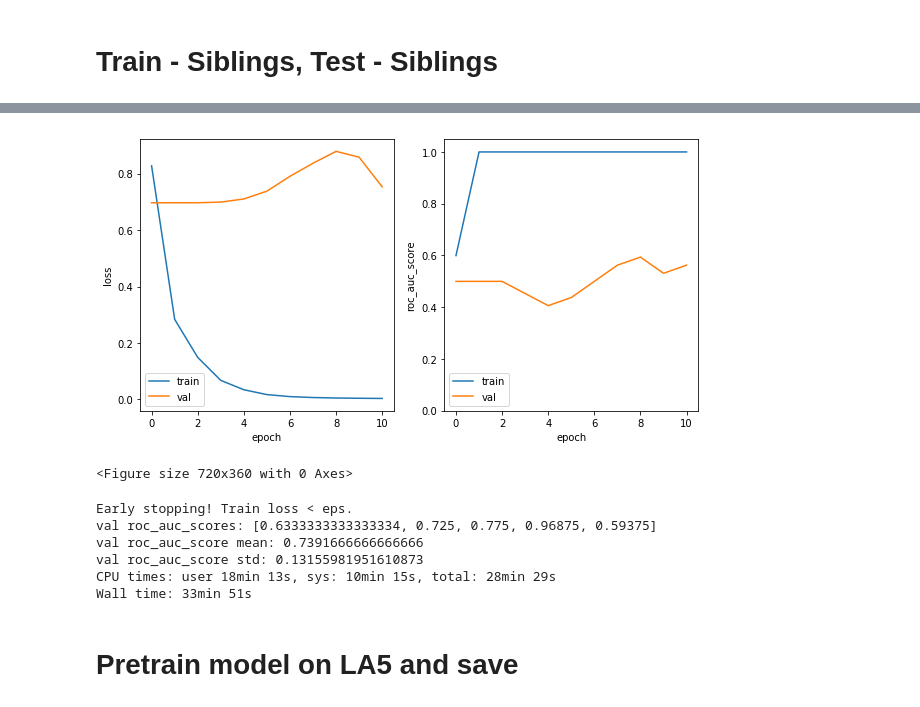
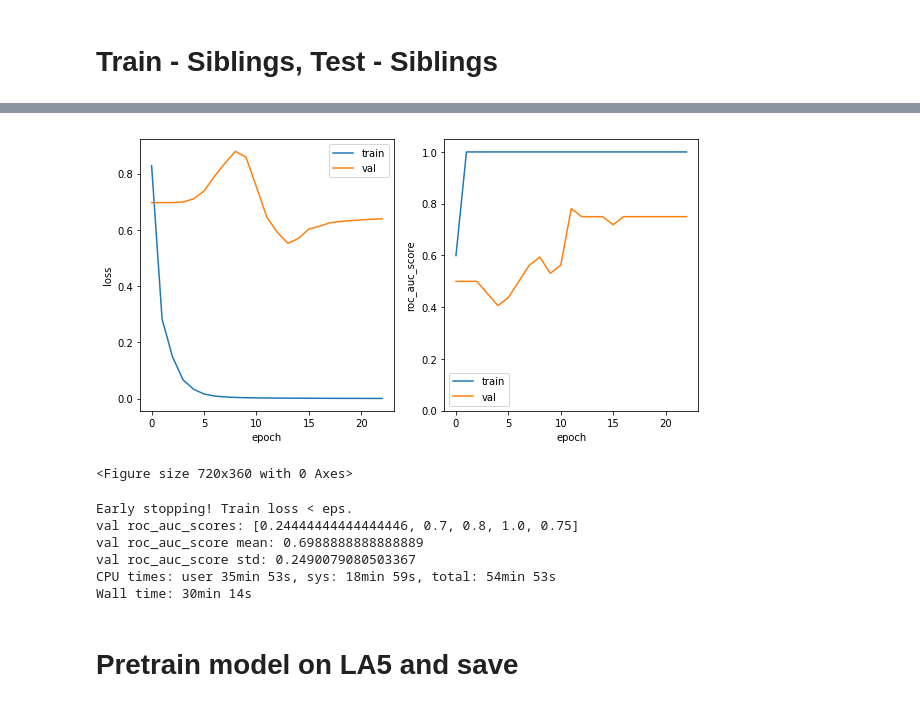
Before and after one commit to rakhimovv/mri-domain-adaptation, a Jupyter notebook: base_smri.ipynb, the cells around one changed output, grey strips where cells are left out. Drawn from its saved outputs; the diff is of its cells as text; code cells hidden in the pictures.

```diff
--- a/base_smri.ipynb
+++ b/base_smri.ipynb
@@ -52,8 +42,8 @@ la5_dataset = data.LA5_Siblings_MRI(
     problems=['Schz/Control'],
     temp_storage_path=paths.la5_temp_npy_folder_path
 )
-la5_absmax = 435.0126647949219 # get_absmax(la5_dataset)
-la5_dataset.transform = functools.partial(AbsMaxScale, absmax=la5_absmax)
+la5_absmax = 435.2967834472656 # data.get_absmax(la5_dataset, device)
+la5_dataset.transform = functools.partial(data.AbsMaxScale, absmax=la5_absmax)
 print("LA5 absmax before normalization: {}".format(la5_absmax))
 print("Dataset size: {}".format(len(la5_dataset)))
 print("Labels distribution: {}\n".format(np.unique(la5_dataset.labels, return_counts=True)))
@@ -85,8 +75,8 @@ sibl_dataset = data.LA5_Siblings_MRI(
     problems=['Schz/Control'],
     temp_storage_path=paths.sibl_temp_npy_folder_path,
 )
-sibl_absmax = 730.7531127929688 # get_absmax(sibl_dataset)
-sibl_dataset.transform = functools.partial(AbsMaxScale, absmax=sibl_absmax)
+sibl_absmax = 730.7531127929688 # data.get_absmax(sibl_dataset, device)
+sibl_dataset.transform = functools.partial(data.AbsMaxScale, absmax=sibl_absmax)
 print("Siblings absmax before normalization: {}".format(sibl_absmax))
 print("Dataset size: {}".format(len(sibl_dataset)))
 print("Labels distribution: {}\n".format(np.unique(sibl_dataset.labels, return_counts=True)))
@@ -199,7 +190,7 @@ Wall time: 30min 54s
 %%time
 cv = StratifiedKFold(n_splits=5, shuffle=True, random_state=42)
 metric = roc_auc_score
-val_metrics = routine.cross_val_score(create_model_opt, sibl_dataset, cv, device, metric, batch_size=10)
+val_metrics = routine.cross_val_score(create_model_opt, sibl_dataset, cv, device, metric, batch_size=10, eps=1e-3)
 print("val {}s: {}".format(metric.__name__, val_metrics))
 print("val {} mean: {}".format(metric.__name__, np.mean(val_metrics)))
 print("val {} std: {}".format(metric.__name__, np.std(val_metrics)))
@@ -212,11 +203,11 @@ Epoch 11 of 100 took 31.503s
-[figure, old version]
+[figure, new version]
 <Figure size 720x360 with 0 Axes>
 Early stopping! Train loss < eps.
-val roc_auc_scores: [0.6333333333333334, 0.725, 0.775, 0.96875, 0.59375]
-val roc_auc_score mean: 0.7391666666666666
-val roc_auc_score std: 0.13155981951610873
-CPU times: user 18min 13s, sys: 10min 15s, total: 28min 29s
-Wall time: 33min 51s
+val roc_auc_scores: [0.24444444444444446, 0.7, 0.8, 1.0, 0.75]
+val roc_auc_score mean: 0.6988888888888889
+val roc_auc_score std: 0.2490079080503367
+CPU times: user 35min 53s, sys: 18min 59s, total: 54min 53s
+Wall time: 30min 14s
 # %% [markdown]
 # Pretrain model on LA5 and save
 # %%
```
Also changed, not shown: parts of 19 cells of this notebook, 5 other files.
